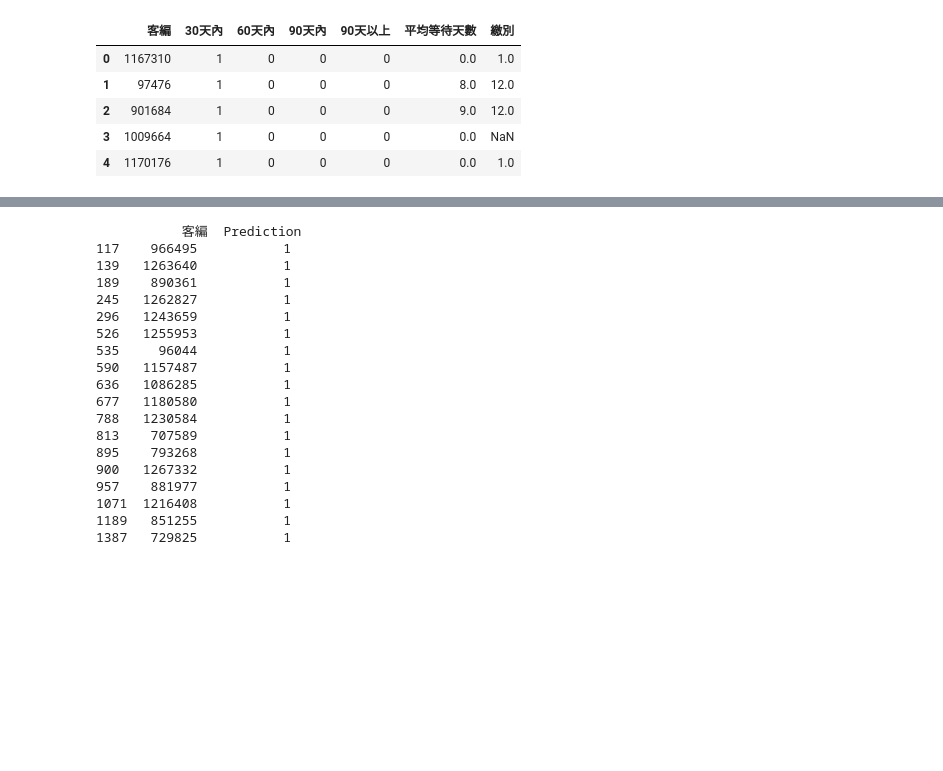
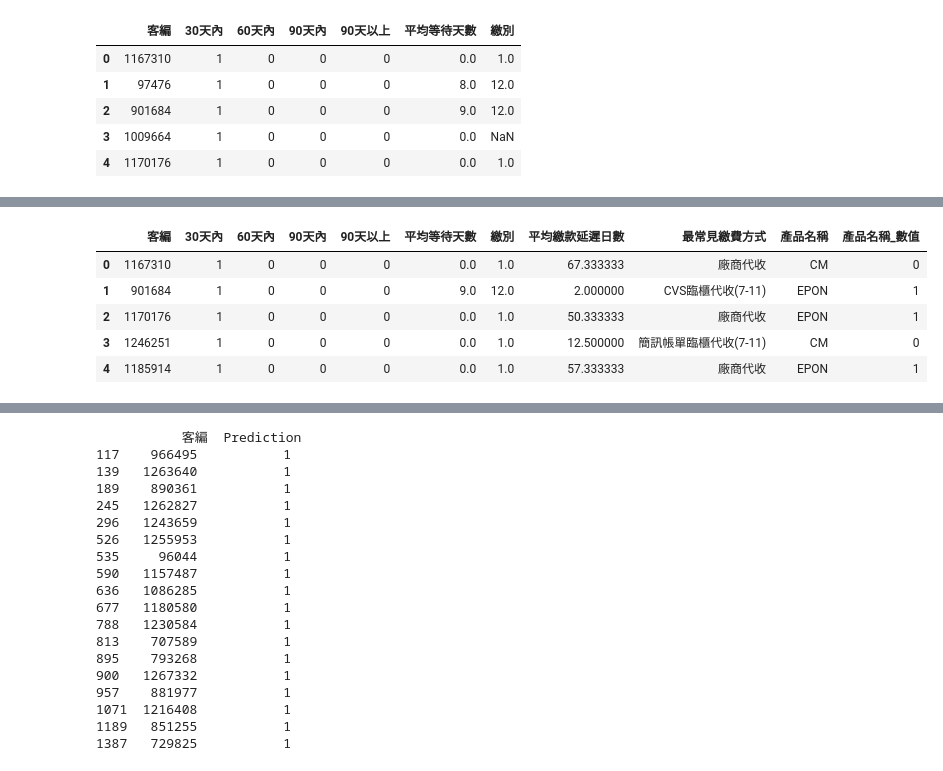
Before and after one commit to Kevinlo937/cord-cutting-predicated, a Jupyter notebook: topMSO_predict.ipynb, the cells around one changed output, grey strips where cells are left out. Cells and saved outputs as stored; diff of their text form; code cells hidden in the pictures; blank space fills up the shorter version.

```diff
--- a/topMSO_predict.ipynb
+++ b/topMSO_predict.ipynb
@@ -321,0 +511,3 @@ X_test.head()
+# %%
+# 若要刪除含有空值的列，可用：
+merged_df = merged_df.dropna()
@@ -321,0 +587,13 @@ X_test.head()
+# %%
+# ds_bill 資料集中的 '繳別' 欄位，保留其數值為1、3、6、12、15，其餘數值改為 99 , 意指其他週期繳別
+# import pandas as pd
+
+# Assuming ds_bill is already loaded
+# ds_bill = pd.read_csv('/content/drive/Othercomputers/我的筆記型電腦/ExpertBook/2025/用戶資料集/TrainData/ds_numService_with_billing.csv', sep=',')
+
+# Replace values in '繳別' column not in [1, 3, 6, 12, 15] with 99
+merged_df['繳別'] = merged_df['繳別'].apply(lambda x: x if x in [1, 3, 6, 12, 15] else 99)
+
+# Display the modified DataFrame (optional)
+print(merged_df.head())
+print(merged_df['繳別'].value_counts())
@@ -321,0 +624,9 @@ X_test.head()
+# %%
+# 以 merged_df 為基礎，將 dataset 中相同 '客編' 且 '產品名稱' 欄位值為 'CM' 或 'EPON' 的資料合併進 merged_df
+# 並確保 product_names 中 '客編' 唯一
+product_names = (
+    dataset[dataset['產品名稱'].isin(['CM', 'EPON'])]
+    .drop_duplicates(subset=['客編'])
+    [['客編', '產品名稱']]
+)
+merged_df = pd.merge(merged_df, product_names, on='客編', how='left')
@@ -321,0 +642,23 @@ X_test.head()
+# %%
+# 將 merged_df 中的 '產品名稱' 欄位進行數值化編碼，CM為0，EPON為1，結果存到新欄位 '產品名稱_數值'
+def encode_product(x):
+    if x == 'CM':
+        return 0
+    elif x == 'EPON':
+        return 1
+    else:
+        return None  # 或 np.nan
+
+merged_df['產品名稱_數值'] = merged_df['產品名稱'].apply(encode_product)
+# %%
+# 將 merged_df 中的 '產品名稱_數值' 欄位資料型態改為 int
+merged_df['產品名稱_數值'] = merged_df['產品名稱_數值'].astype('Int64')  # 使用 'Int64' 以允許 NA 值
+merged_df['繳別'] = merged_df['繳別'].astype('Int64')
+merged_df.head()
+# %% [output]
+|  | 客編 | 30天內 | 60天內 | 90天內 | 90天以上 | 平均等待天數 | 繳別 | 平均繳款延遲日數 | 最常見繳費方式 | 產品名稱 | 產品名稱_數值 |
+| 0 | 1167310 | 1 | 0 | 0 | 0 | 0.0 | 1.0 | 67.333333 | 廠商代收 | CM | 0 |
+| 1 | 901684 | 1 | 0 | 0 | 0 | 9.0 | 12.0 | 2.000000 | CVS臨櫃代收(7-11) | EPON | 1 |
+| 2 | 1170176 | 1 | 0 | 0 | 0 | 0.0 | 1.0 | 50.333333 | 廠商代收 | EPON | 1 |
+| 3 | 1246251 | 1 | 0 | 0 | 0 | 0.0 | 1.0 | 12.500000 | 簡訊帳單臨櫃代收(7-11) | CM | 0 |
+| 4 | 1185914 | 1 | 0 | 0 | 0 | 0.0 | 1.0 | 57.333333 | 廠商代收 | EPON | 1 |
```
Also changed, not shown: parts of 51 cells of this notebook, 12 other files.
